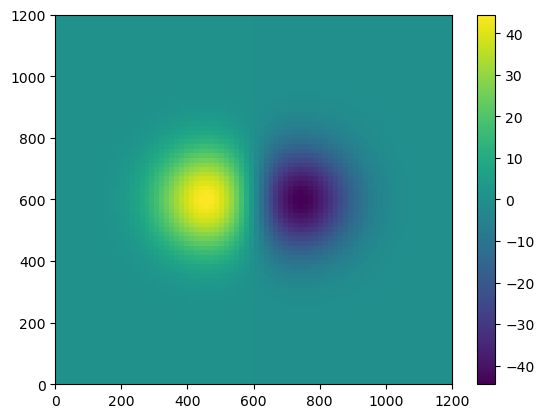
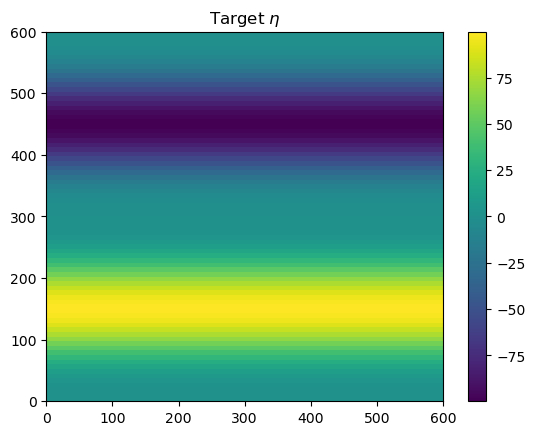
Code edit (unified diff) that turned the first committed figure into the second:
--- before
+++ after
@@ -1,15 +1,17 @@
-# Channel problem
+# Barotropic instability in a channel problem
 M = DQSWE(80,
           0.08, # Gravity [m s-2]
           800., # Max depth [m]
-          1200.e3, # Domain width [m]
+          600.e3, # Domain width [m]
           1.e-4, # Coriolis [s-1]
-          2.e-11, # df/dy [m-1 s-1]
-          0.e-4, # Drag rate [m-1 s-1]
+          0.e-11, # df/dy [m-1 s-1]
+          5.e-4, # Drag rate [m-1 s-1]
           2e1, # Viscosity [m s-2]
-          h_relax=2e-6 # Forcing rate on zonal average eta [s-1]
+          h_relax=1e-5 # Forcing rate on zonal average eta [s-1]
           )
-M.set_eta_forcing(300.)
-M.perturb_eta(50., 0.1 * M.Lx, 0.4 * M.Lx, 0.5 * M.Ly)
-M.perturb_eta(-50., 0.1 * M.Lx, 0.6 * M.Lx, 0.5 * M.Ly)
-plt.pcolormesh( M.xh1/1e3, M.yh1/1e3, M.eta ); plt.colorbar();
+M.set_eta_forcing(100.)
+M.perturb_eta(50., 0.05 * M.Lx, 0.7 * M.Lx, 0.75 * M.Ly)
+M.perturb_eta(-50., 0.05 * M.Lx, 0.6 * M.Lx, 0.25 * M.Ly)
+plt.pcolormesh( M.xh1/1e3, M.yh1/1e3, M.eta*0 + M.eta_target ); plt.colorbar(); plt.title(r'Target $\eta$');
+plt.figure();
+plt.pcolormesh( M.xh1/1e3, M.yh1/1e3, M.eta ); plt.colorbar(); plt.title(r'Initial $\eta(t=0)$');

Commit: Add PV diagnostics, barotropic instability experiment, and animation